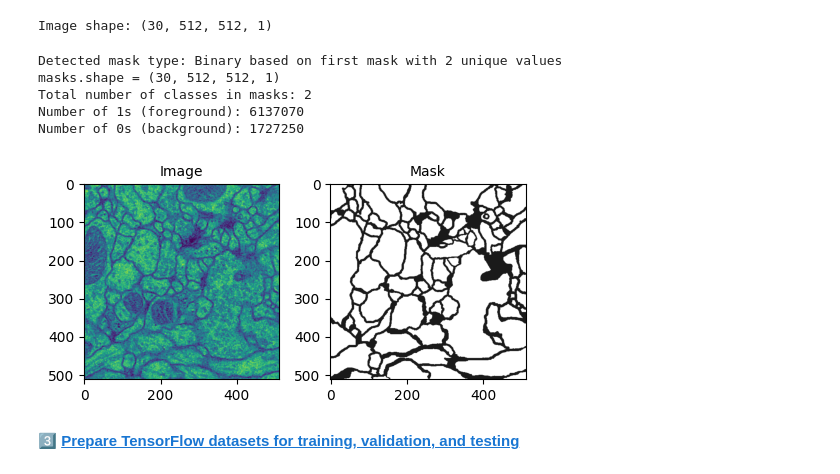
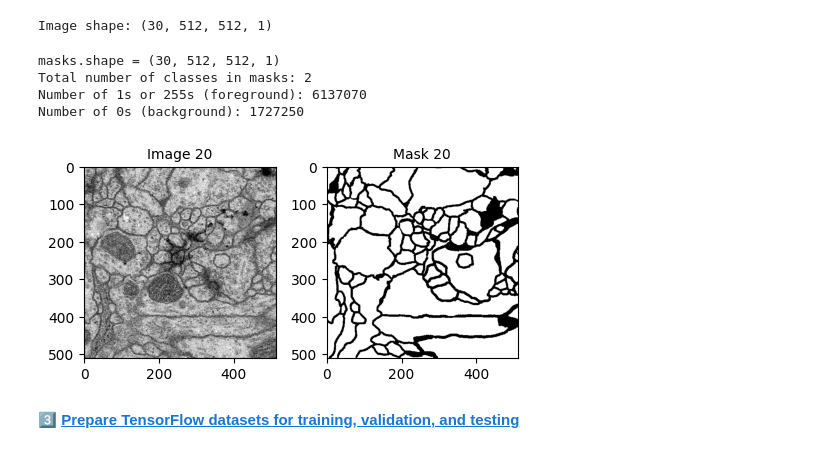
Before and after one commit to RezaSaadatyar/Medical-Image-Processing, a Jupyter notebook: Code/02_unet.ipynb, the cells around one changed output. Saved outputs shown, nothing was run; the diff lists cells and outputs as text; code cells hidden in the pictures.

```diff
--- a/Code/02_unet.ipynb
+++ b/Code/02_unet.ipynb
@@ -40,11 +40,12 @@ from Functions.filepath_extractor import FilePathExtractor
 # %% [markdown]
 <font color=#eff30b size="4.5" face="Arial"><b>1️⃣ Importing the dataset</b></font>
 # %%
-# ================================================ Inputs ======================================================
-directory_path = "D:/Medical-Image-Processing/Data/Membrance/images/"
+# ================================================ Images ======================================================
+img_format_type = "png"   # png, jpg, jpeg, tiff, bmp, tif, etc.
+image_path = "D:/Medical-Image-Processing/Data/Membrance/images/"
 
 # Create an instance of DirectoryReader with the directory path and file format
-obj_inputs = FilePathExtractor(directory_path, format_type="png")
+obj_inputs = FilePathExtractor(directory_path=image_path, format_type=img_format_type)
 img_filesname = obj_inputs.filesname         # List of filesname in the directory
 
 pprint.pprint({"Image files": img_filesname}, compact=True, width=120)
@@ -81,38 +78,33 @@ True
 # %% [markdown]
 <font color=#09eb14 size="4.5" face="Arial"><b> 2️⃣ Convert the images into array & masks to binary</b></font>
 # %%
-# ================================================ Inputs ======================================================
-# Define the directory path where the input images are stored
-image_path = "D:/Medical-Image-Processing/Data/Membrance/images/"
-
+# ================================================ Images ======================================================
 # Create an instance of the `ImageProcessor` class
 obj = ImageProcessor()
 
-# The images are expected to be in "png" format, and they are converted into a NumPy array
-images = obj.read_images(image_path=image_path, format_type="png")
+# Use the `read_images` method of the `ImageProcessor` object to load images from the directory
+# The images are expected to be in "png or tif" format, and they are converted into a NumPy array
+images = obj.read_images(image_path=image_path, format_type=img_format_type, resize=None, normalize=False)
 # %% [output]
 Image shape: (30, 512, 512, 1)
-# %%
-# ============================================= Masks to binary ================================================
-# Define the directory path where the mask images are stored
-mask_path = "D:/Medical-Image-Processing/Data/Membrance/masks/"
-
-# The masks are expected to be in "png" format
-masks = obj.read_masks(mask_path, format_type="png")
-# %% [output]
-Detected mask type: Binary based on first mask with 2 unique values
-masks.shape = (30, 512, 512, 1)
-Total number of classes in masks: 2
-Number of 1s (foreground): 6137070
-Number of 0s (background): 1727250
+# %%
+# ==================================================== Masks ===================================================
+# Use the `mask_read` method of the `ImageProcessor` object to load mask images from the directory
+# The masks are expected to be in "TIF" format, and they are converted into a NumPy array
+masks = obj.read_masks(mask_path=mask_path, format_type=mask_format_type, resize=None, normalize=False, num_classes=None)
+# %% [output]
+masks.shape = (30, 512, 512, 1)
+Total number of classes in masks: 2
+Number of 1s or 255s (foreground): 6137070
+Number of 0s (background): 1727250
 # %%
-ind = 4 # Set the index of the image and mask to display
-plt.figure(figsize=(10, 4))
-plt.subplot(141); plt.imshow(images[ind]); plt.title('Image', fontsize=10)
-plt.subplot(142); plt.imshow(masks[ind], cmap="gray", alpha=0.9); plt.title('Mask', fontsize=10)
+ind = 20 # Set the index of the image and mask to display
+plt.figure(figsize=(5, 3))
+plt.subplot(121); plt.imshow(images[ind], cmap='gray'); plt.title(f'Image {ind}', fontsize=10)
+plt.subplot(122); plt.imshow(masks[ind], cmap='gray'); plt.title(f'Mask {ind}', fontsize=10)
 plt.tight_layout() # Adjust the layout to prevent overlap between subplots
 # %% [output]
-[figure, old version]
+[figure, new version]
 # %% [markdown]
 <font color=#ee0caa size="4.5" face="Arial"><b>3️⃣ [Prepare TensorFlow datasets for training, validation, and testing](https://github.com/RezaSaadatyar/Deep-Learning-in-python/blob/main/Code/02_tensorflow_data_loading_and_processing.ipynb)</b></font>
 # %%
```
Also changed, not shown: parts of 3 cells of this notebook, 39 other files.
